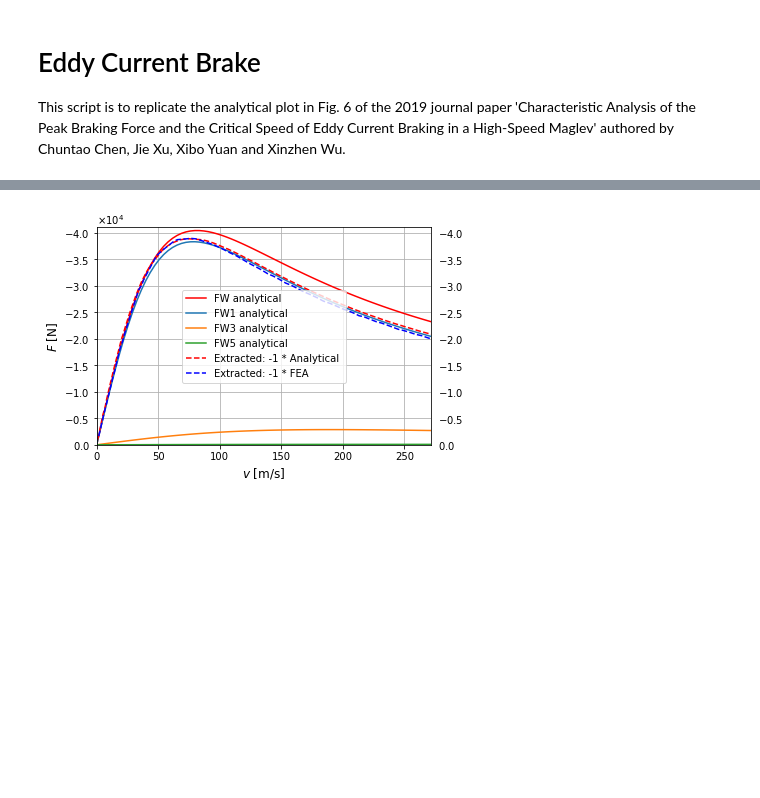
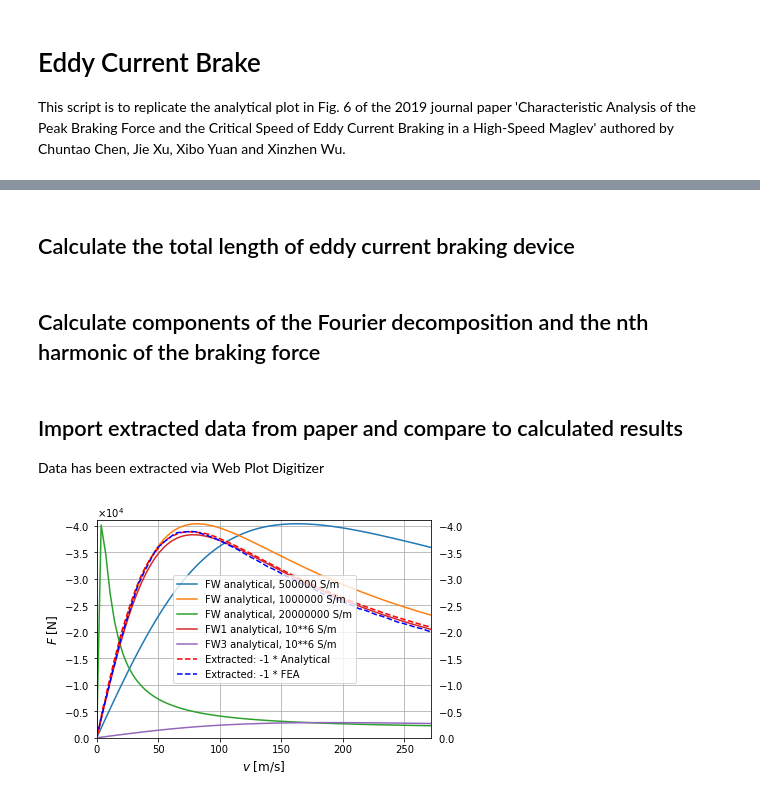
Before and after one commit to p-nieke/eddycurrentbrake, a Jupyter notebook: eddycurrentbrake.ipynb, the cells around one changed output, grey strips where cells are left out. Cells and saved outputs as stored; diff of their text form; code cells hidden in the pictures; blank space fills up the shorter version.

```diff
--- a/eddycurrentbrake.ipynb
+++ b/eddycurrentbrake.ipynb
@@ -33,8 +33,10 @@ coef = (tau - bp) / (2 * delta)   # Sumarise quotient for use below
 gamma = 4 / np.pi * (coef * np.arctan(coef) - np.log(np.sqrt(1 + coef**2)))
 kc = tau / (tau - gamma * delta)  # Carter coefficient (no unit)
 deltamod = delta * kc             # Modified air gap length in m
+# %% [markdown]
+## Calculate the total length of eddy current braking device
 # %%
-# Calculate total length of eddy current braking device
-
-lp = 2 * p * tau  # Total length in m
+lp = 2 * pole_pairs * tau  # Total length in m
+# %% [markdown]
+## Calculate components of the Fourier decomposition and the nth harmonic of the braking force
 # %%
@@ -80,28 +80,27 @@ for i in range(0,len(no)):
+# %% [markdown]
+## Import extracted data from paper and compare to calculated results
+Data has been extracted via Web Plot Digitizer
 # %%
-# Import extracted data from paper
-# Data has been extracted via Web Plot Digitizer
-
 ana = pd.read_csv('figure6_AnalyticalSolution_WebPlotDigitizer_AutomaticExtraction_Win10px10px.csv')
 fea = pd.read_csv('figure6_FEASolution_WebPlotDigitizer_AutomaticExtraction_Win10px10px.csv')
-
-# Plot results
 
 xtitle = '$v$ [m/s]'
 ytitle = '$F$ [N]'
 
 fig, ax = plt.subplots(nrows=1, ncols=1)
-ax.plot(v, fw, color='red', label='FW analytical')
-for i in range(0,len(no)):
-    ax.plot(v, fwstore[i,:], label='FW{} analytical'.format(no[i]))
+for sigma in range(0,len(conductivity)):
+    ax.plot(v, fw[:,sigma], label='FW analytical, {} S/m'.format(conductivity[sigma]))
+for idx in range(0,len(no)):
+    ax.plot(v, fwstore[idx,:,1], label='FW{} analytical, 10**6 S/m'.format(no[idx]))
 ax.plot(ana['v'],-ana['F'], color='red', linestyle='dashed', label='Extracted: -1 * Analytical ')
 ax.plot(fea['v'],-fea['F'], color='blue', linestyle='dashed', label='Extracted: -1 * FEA')
 ax.set_xlabel(xtitle, fontsize='large')
 ax.set_ylabel(ytitle, fontsize='large')
 ax.set_xlim([0,vmax])
 ax.set_ylim([0,-4.1*10**4])
 ax.legend()
 ax.grid()
 ax.ticklabel_format(style='sci', axis='y', scilimits=(0,0), useMathText=True)
 ax.tick_params(labelright=True)
 # %% [output]
-[figure, old version]
+[figure, new version]
```
Also changed, not shown: parts of 6 cells of this notebook, 1 other file.
